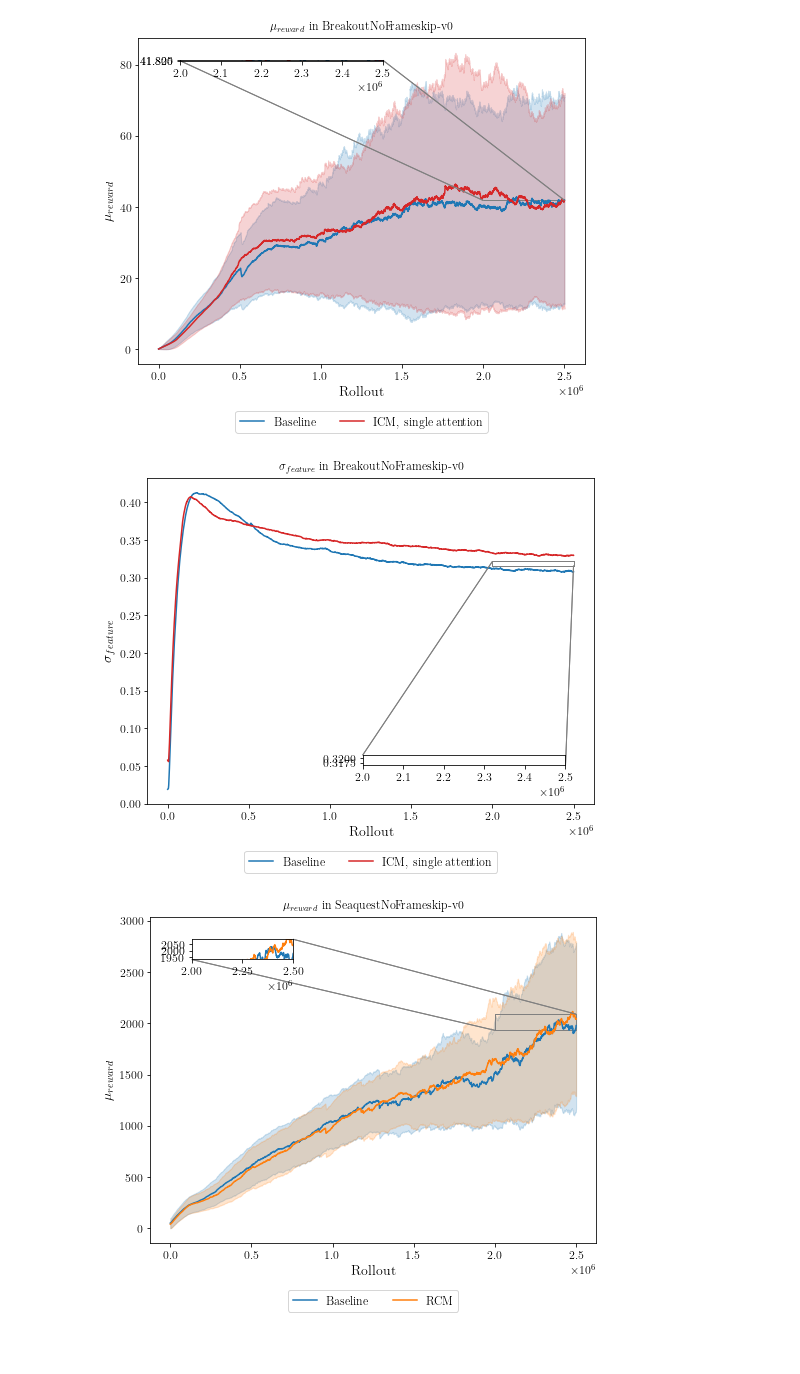
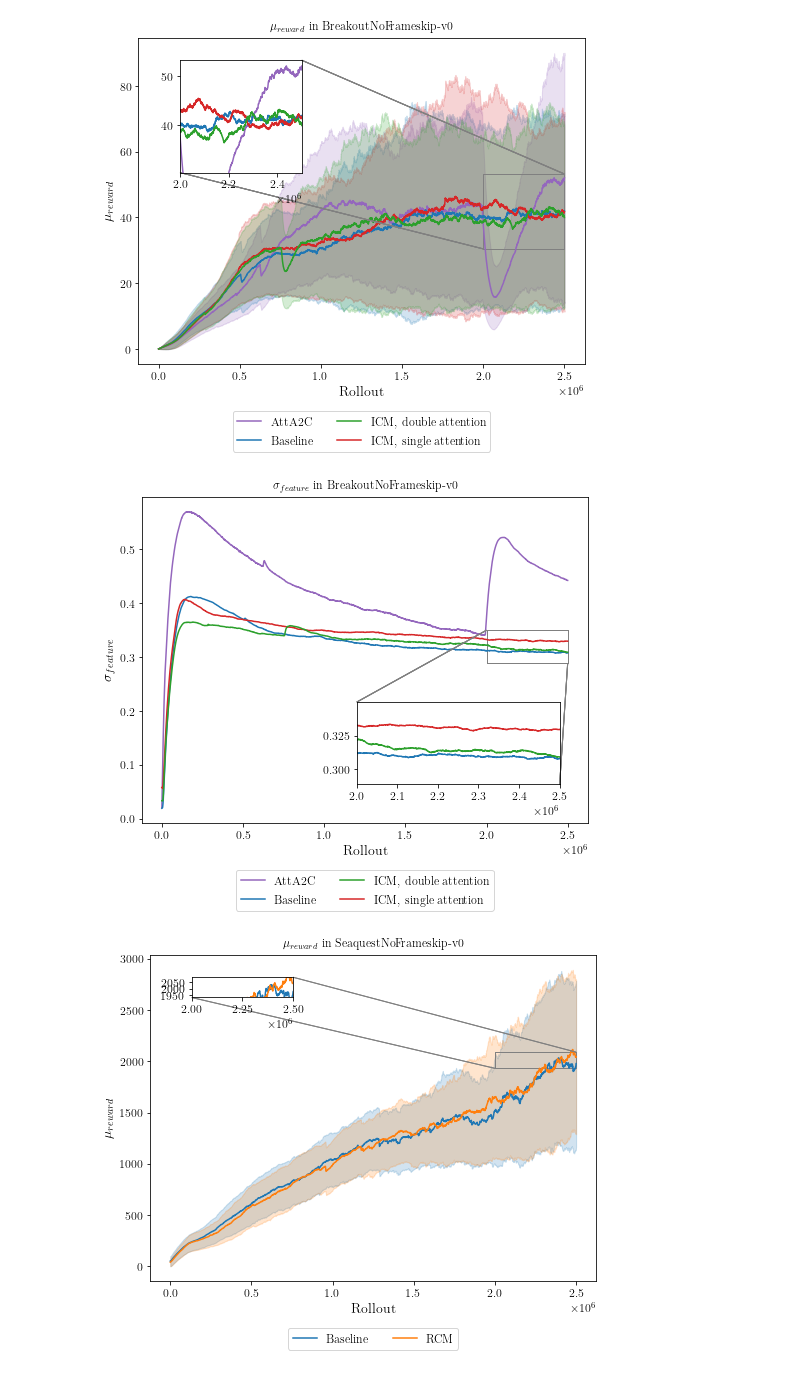
Before and after one commit to rpatrik96/AttA2C, a Jupyter notebook: jupyter/analysis.ipynb, the cells around one changed output. Saved outputs shown, nothing was run; the diff lists cells and outputs as text; code cells hidden in the pictures; blank space fills up the shorter version.

```diff
--- a/jupyter/analysis.ipynb
+++ b/jupyter/analysis.ipynb
@@ -16,7 +16,7 @@ from utils import plot_typography
 plot_typography(True, 12, 14, 16)
 # %%
 __file__ = "analysis.ipynb"
-log_dir = join(dirname(dirname(abspath(__file__))), "log_seeds_set")
+log_dir = join(dirname(dirname(abspath(__file__))), "log")
 envs =  ["PongNoFrameskip-v0", "PongNoFrameskip-v4",
          "BreakoutNoFrameskip-v0", "BreakoutNoFrameskip-v4",
          "SeaquestNoFrameskip-v0", "SeaquestNoFrameskip-v4"]
@@ -92,9 +158,9 @@ figure_factory(log_dir, "Pong", 0, .55, .75, 100, save=True, loc_rwd=4, loc_feat
 # %%
 #not saved
-figure_factory(log_dir, "Breakout", 0, .4, .25, 100, save=True, loc_rwd=2, loc_feat=4, zoom_rwd=2.5, zoom_feat=2.5)
+figure_factory(log_dir, "Breakout", 0, 2.4, .55, 100, save=False, loc_rwd=2, loc_feat=4, zoom_rwd=1.5, zoom_feat=2.5)
 # %% [output]
-[figure, old version]
+[figure, new version]
-[figure, old version]
+[figure, new version]
 # %%
 #not saved
 figure_factory(log_dir, "Seaquest", 0, 2.4, .7, 100, save=False, loc_rwd=2, loc_feat=4, zoom_rwd=1.25, zoom_feat=2.5)
```
Also changed, not shown: parts of 9 cells of this notebook, 3 other files.
